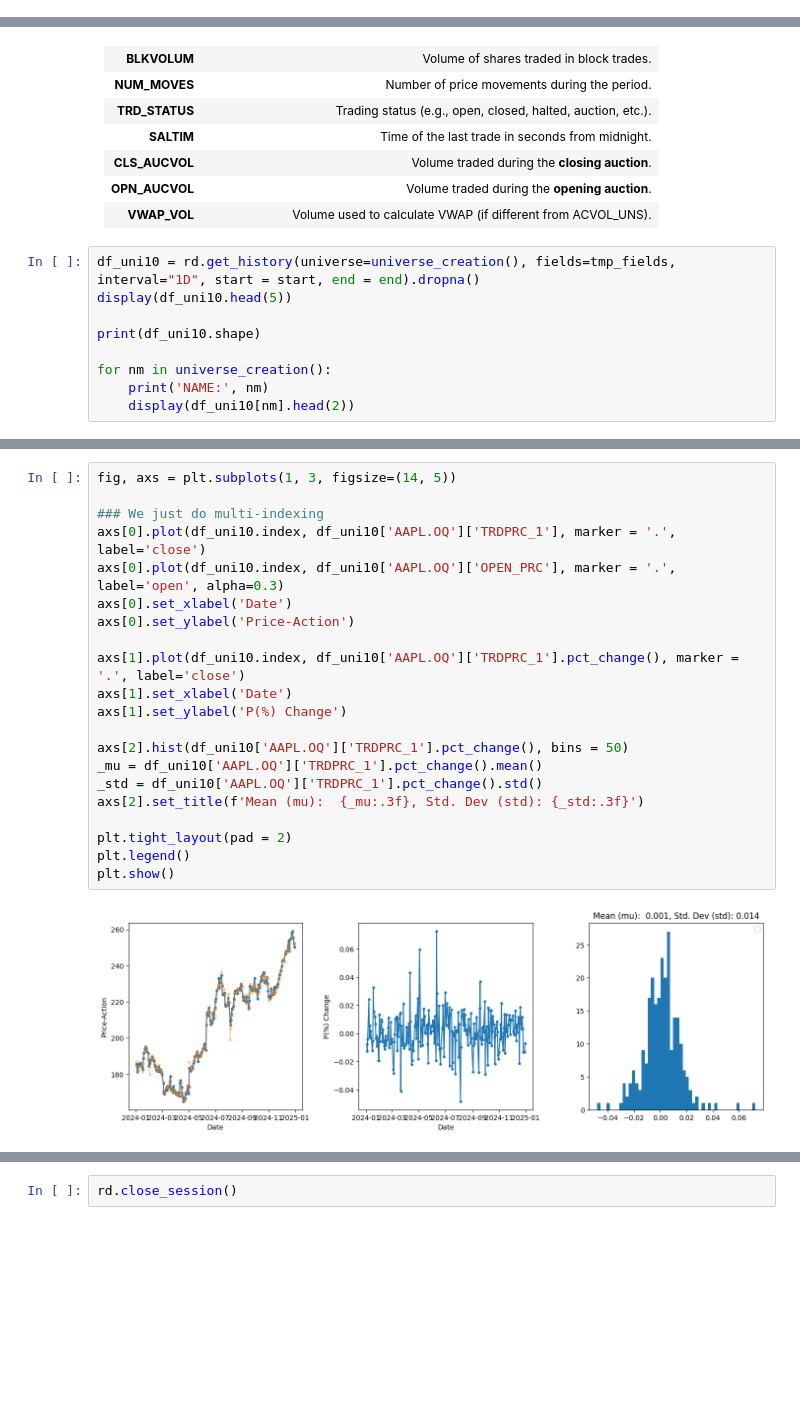
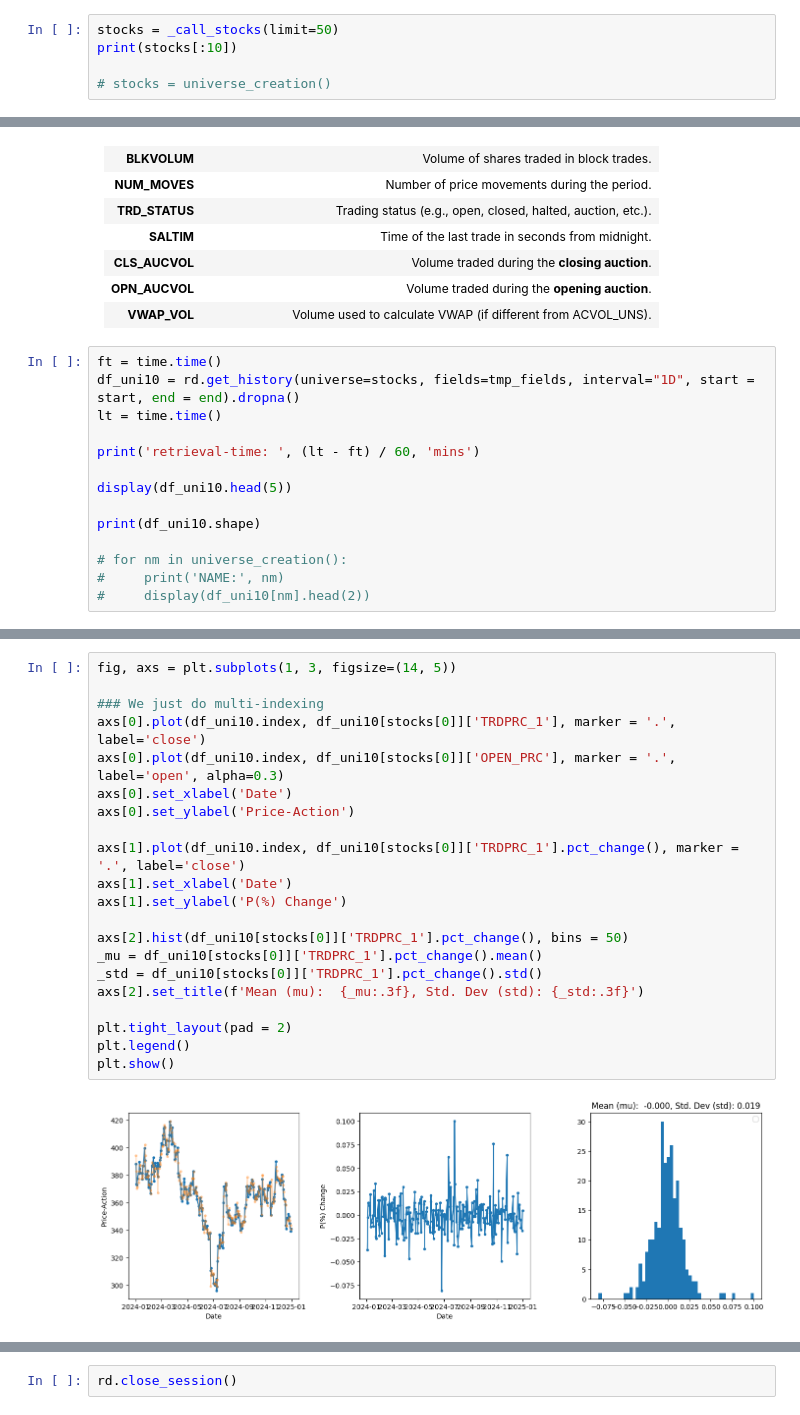
Before and after one commit to AlikMon88/ML-Pairs-Open, a Jupyter notebook: Research/research.ipynb, the cells around one changed output, grey strips where cells are left out. Saved outputs shown, nothing was run; the diff lists cells and outputs as text; blank space fills up the shorter version.

```diff
--- a/Research/research.ipynb
+++ b/Research/research.ipynb
@@ -44,0 +57,5 @@ rd.open_session()
+# %%
+stocks = _call_stocks(limit=50)
+print(stocks[:10])
+
+# stocks = universe_creation()
@@ -83,11 +102,16 @@ print()
 | **OPN_AUCVOL** | Volume traded during the **opening auction**. |
 | **VWAP_VOL** | Volume used to calculate VWAP (if different from ACVOL_UNS). |
 # %%
-df_uni10 = rd.get_history(universe=universe_creation(), fields=tmp_fields, interval="1D", start = start, end = end).dropna()
+ft = time.time()
+df_uni10 = rd.get_history(universe=stocks, fields=tmp_fields, interval="1D", start = start, end = end).dropna()
+lt = time.time()
+
+print('retrieval-time: ', (lt - ft) / 60, 'mins')
+
 display(df_uni10.head(5))
 
 print(df_uni10.shape)
 
-for nm in universe_creation():
-    print('NAME:', nm)
-    display(df_uni10[nm].head(2))
+# for nm in universe_creation():
+#     print('NAME:', nm)
+#     display(df_uni10[nm].head(2))
@@ -94,23 +130,23 @@ for nm in universe_creation():
 # %%
 fig, axs = plt.subplots(1, 3, figsize=(14, 5))
 
 ### We just do multi-indexing
-axs[0].plot(df_uni10.index, df_uni10['AAPL.OQ']['TRDPRC_1'], marker = '.', label='close')
-axs[0].plot(df_uni10.index, df_uni10['AAPL.OQ']['OPEN_PRC'], marker = '.', label='open', alpha=0.3)
+axs[0].plot(df_uni10.index, df_uni10[stocks[0]]['TRDPRC_1'], marker = '.', label='close')
+axs[0].plot(df_uni10.index, df_uni10[stocks[0]]['OPEN_PRC'], marker = '.', label='open', alpha=0.3)
 axs[0].set_xlabel('Date')
 axs[0].set_ylabel('Price-Action')
 
-axs[1].plot(df_uni10.index, df_uni10['AAPL.OQ']['TRDPRC_1'].pct_change(), marker = '.', label='close')
+axs[1].plot(df_uni10.index, df_uni10[stocks[0]]['TRDPRC_1'].pct_change(), marker = '.', label='close')
 axs[1].set_xlabel('Date')
 axs[1].set_ylabel('P(%) Change')
 
-axs[2].hist(df_uni10['AAPL.OQ']['TRDPRC_1'].pct_change(), bins = 50)
-_mu = df_uni10['AAPL.OQ']['TRDPRC_1'].pct_change().mean()
-_std = df_uni10['AAPL.OQ']['TRDPRC_1'].pct_change().std()
+axs[2].hist(df_uni10[stocks[0]]['TRDPRC_1'].pct_change(), bins = 50)
+_mu = df_uni10[stocks[0]]['TRDPRC_1'].pct_change().mean()
+_std = df_uni10[stocks[0]]['TRDPRC_1'].pct_change().std()
 axs[2].set_title(f'Mean (mu):  {_mu:.3f}, Std. Dev (std): {_std:.3f}')
 
 plt.tight_layout(pad = 2)
 plt.legend()
 plt.show()
 # %% [output]
-[figure, old version]
+[figure, new version]
```
Also changed, not shown: parts of 25 cells of this notebook, 2 other files.
